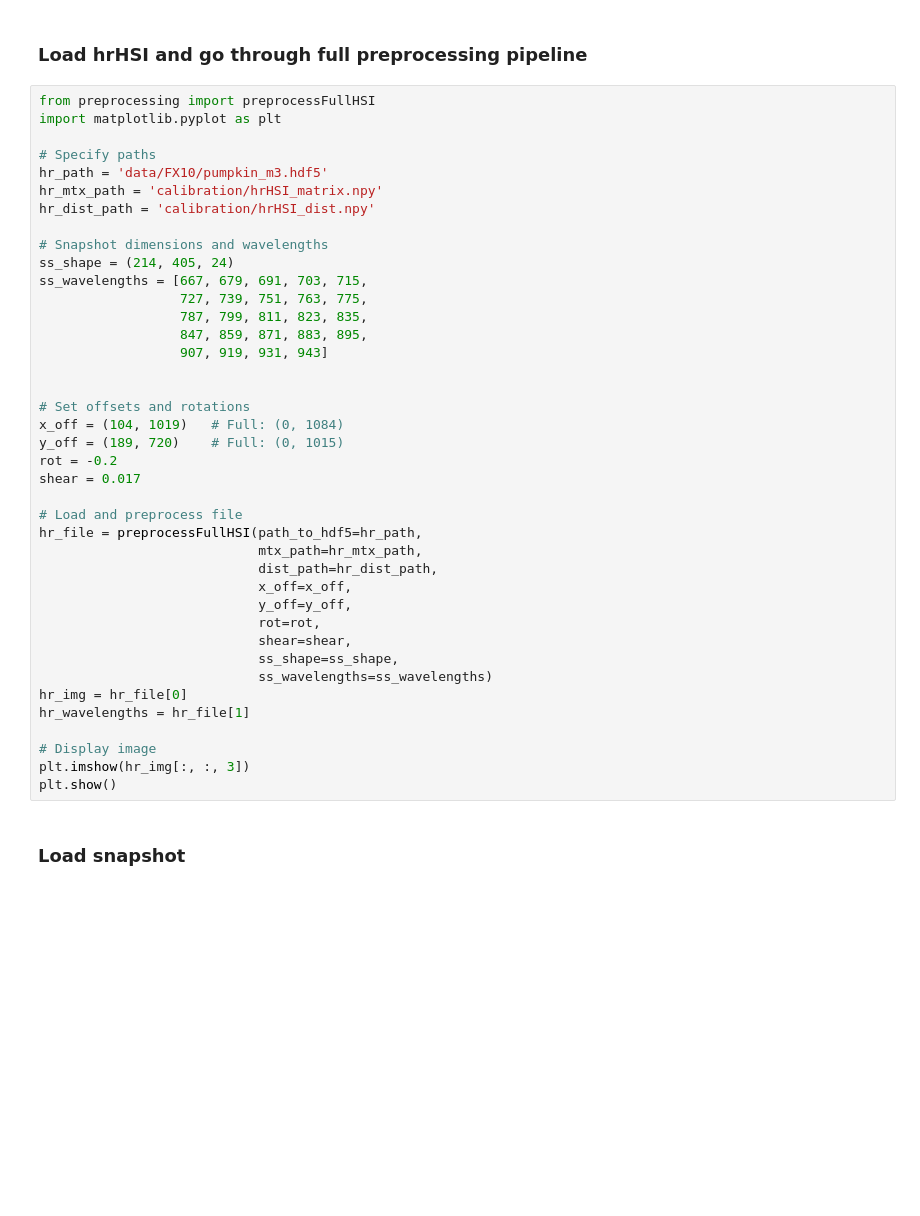
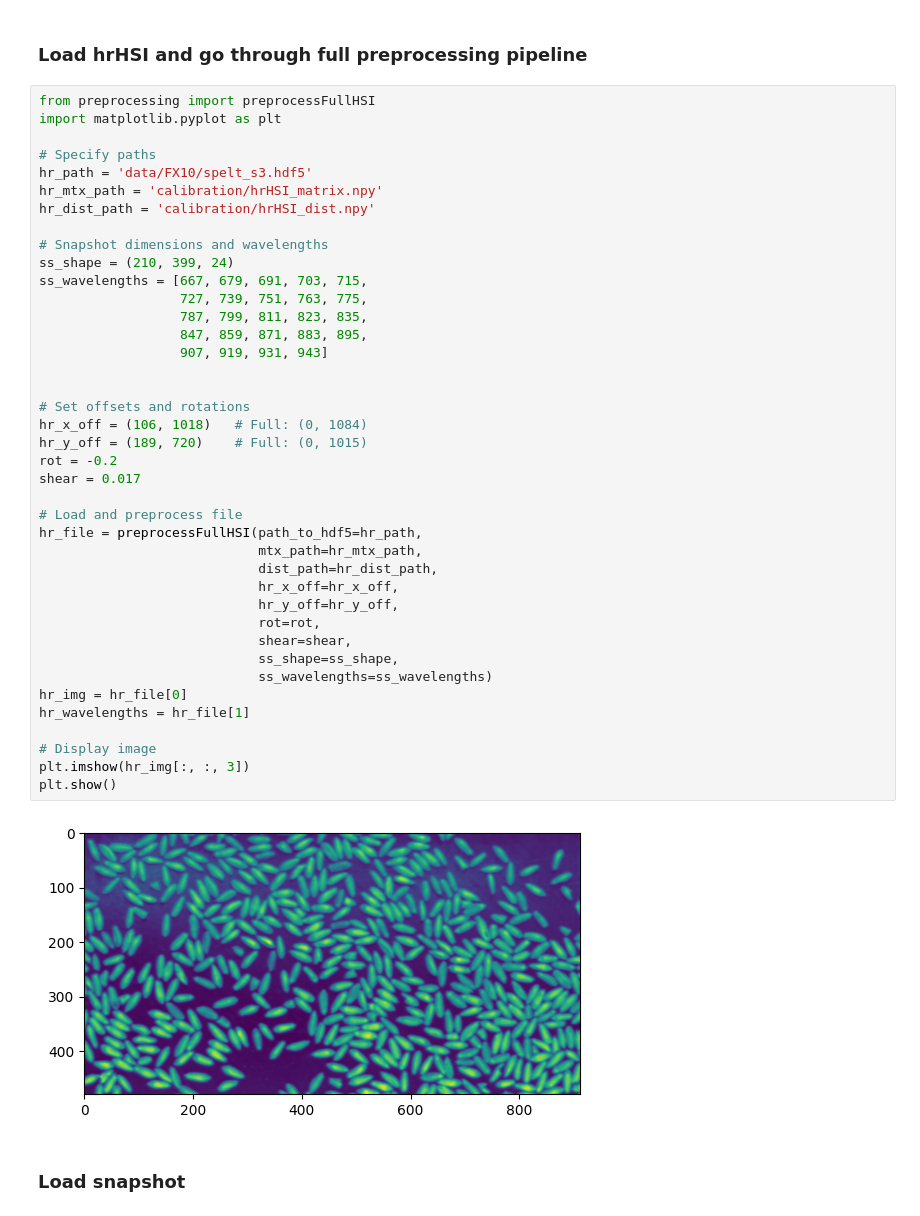
Before and after one commit to amar-music/hyperspectral-snapshot-upscaling, a Jupyter notebook: explore.ipynb, the cells around one changed output. Drawn from its saved outputs; the diff is of its cells as text; blank space fills up the shorter version.

```diff
--- a/explore.ipynb
+++ b/explore.ipynb
@@ -80,41 +102,43 @@ from preprocessing import preprocessFullHSI
 import matplotlib.pyplot as plt
 
 # Specify paths
-hr_path = 'data/FX10/pumpkin_m3.hdf5'
+hr_path = 'data/FX10/spelt_s3.hdf5'
 hr_mtx_path = 'calibration/hrHSI_matrix.npy'
 hr_dist_path = 'calibration/hrHSI_dist.npy'
 
 # Snapshot dimensions and wavelengths
-ss_shape = (214, 405, 24)
+ss_shape = (210, 399, 24)
 ss_wavelengths = [667, 679, 691, 703, 715,
                   727, 739, 751, 763, 775,
                   787, 799, 811, 823, 835,
                   847, 859, 871, 883, 895,
                   907, 919, 931, 943]
 
 
 # Set offsets and rotations
-x_off = (104, 1019)   # Full: (0, 1084)
-y_off = (189, 720)    # Full: (0, 1015)
+hr_x_off = (106, 1018)   # Full: (0, 1084)
+hr_y_off = (189, 720)    # Full: (0, 1015)
 rot = -0.2
 shear = 0.017
 
 # Load and preprocess file
 hr_file = preprocessFullHSI(path_to_hdf5=hr_path,
                             mtx_path=hr_mtx_path,
                             dist_path=hr_dist_path,
-                            x_off=x_off,
-                            y_off=y_off,
+                            hr_x_off=hr_x_off,
+                            hr_y_off=hr_y_off,
                             rot=rot,
                             shear=shear,
                             ss_shape=ss_shape,
                             ss_wavelengths=ss_wavelengths)
 hr_img = hr_file[0]
 hr_wavelengths = hr_file[1]
 
 # Display image
 plt.imshow(hr_img[:, :, 3])
 plt.show()
+# %% [output]
+[figure, added]
 # %% [markdown]
 ### Load snapshot
 # %%
```
Also changed, not shown: parts of 12 cells of this notebook, 5 other files.
